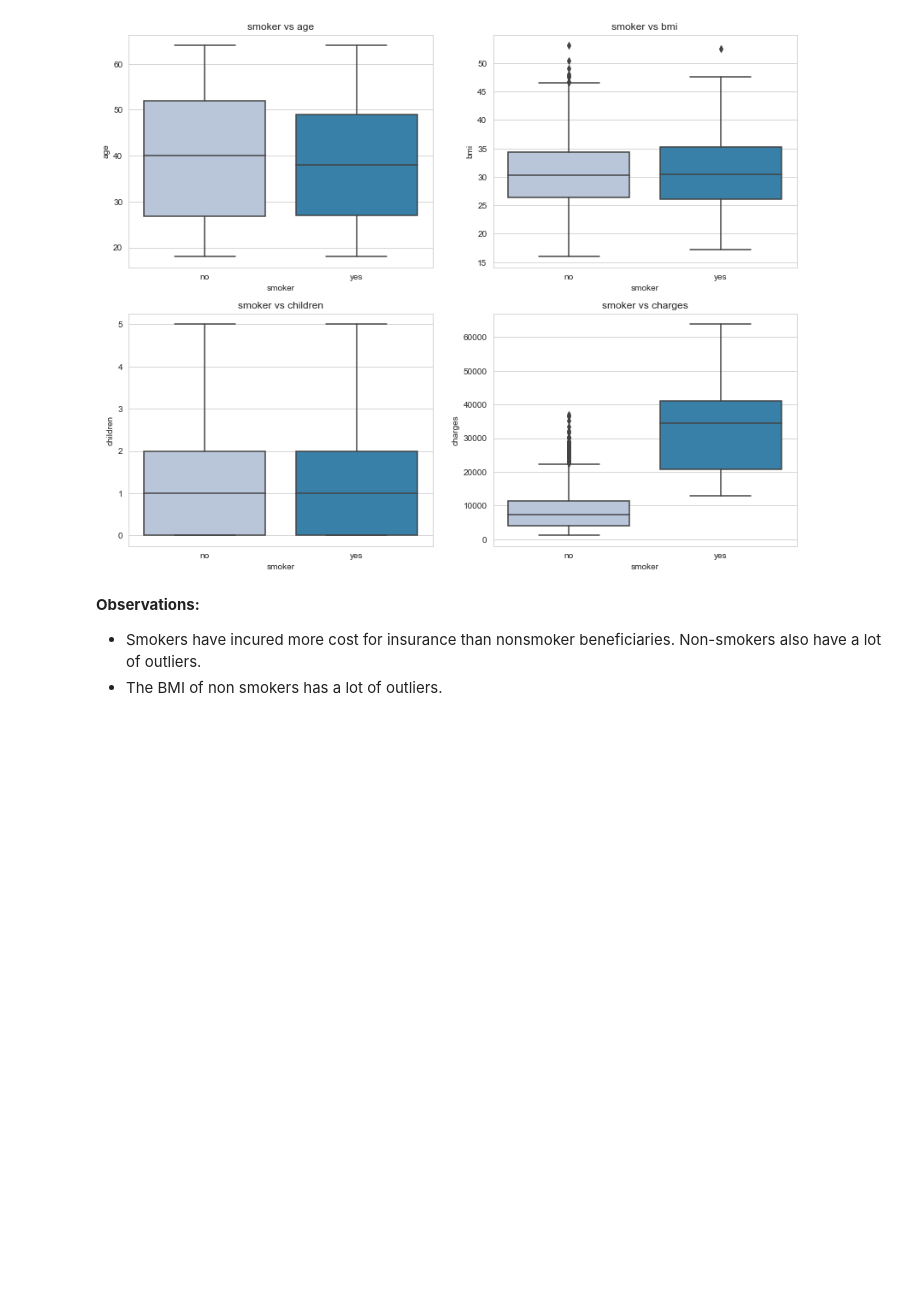
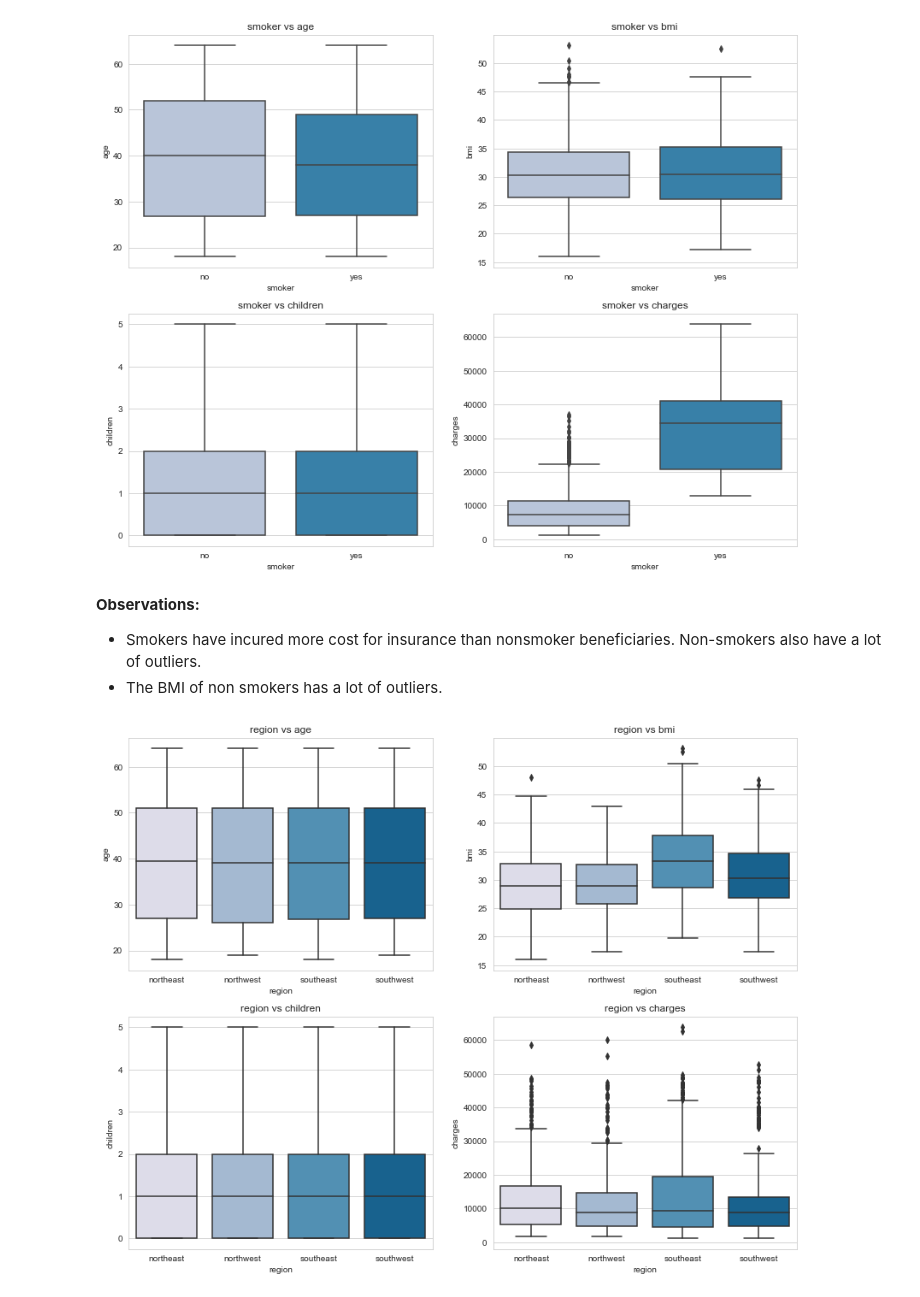
Before and after one commit to kedarghule/Statistical-Analysis-of-Insurance-Claims, a Jupyter notebook: stat-analysis-insurance.ipynb, the cells around one changed output. Saved outputs shown, nothing was run; the diff lists cells and outputs as text; code cells hidden in the pictures; blank space fills up the shorter version.

```diff
--- a/stat-analysis-insurance.ipynb
+++ b/stat-analysis-insurance.ipynb
@@ -201,7 +201,7 @@ cat_cols =  df.select_dtypes(['category']).columns
 fig, axes =plt.subplots(1,3,figsize=(14, 5))
 for i in range(len(cat_cols)):
     order = df[cat_cols[i]].value_counts(ascending=False).index
-    axis = sns.countplot(x=cat_cols[i], data=df, order=order, ax=axes[i], palette='colorblind').set(title=list_col[i].upper())
+    axis = sns.countplot(x=cat_cols[i], data=df, order=order, ax=axes[i], palette='colorblind').set(title=cat_cols[i].upper())
     percent_bar_plot(axes[i], df[cat_cols[i]])
 # %% [output]
 [figure]
@@ -262,3 +262,7 @@ cat_vs_all_numerical('smoker')
 **Observations:**
 - Smokers have incured more cost for insurance than nonsmoker beneficiaries. Non-smokers also have a lot of outliers.
 - The BMI of non smokers has a lot of outliers.
+# %%
+cat_vs_all_numerical('region')
+# %% [output]
+[figure, added]
```
Also changed, not shown: parts of 40 cells of this notebook.
